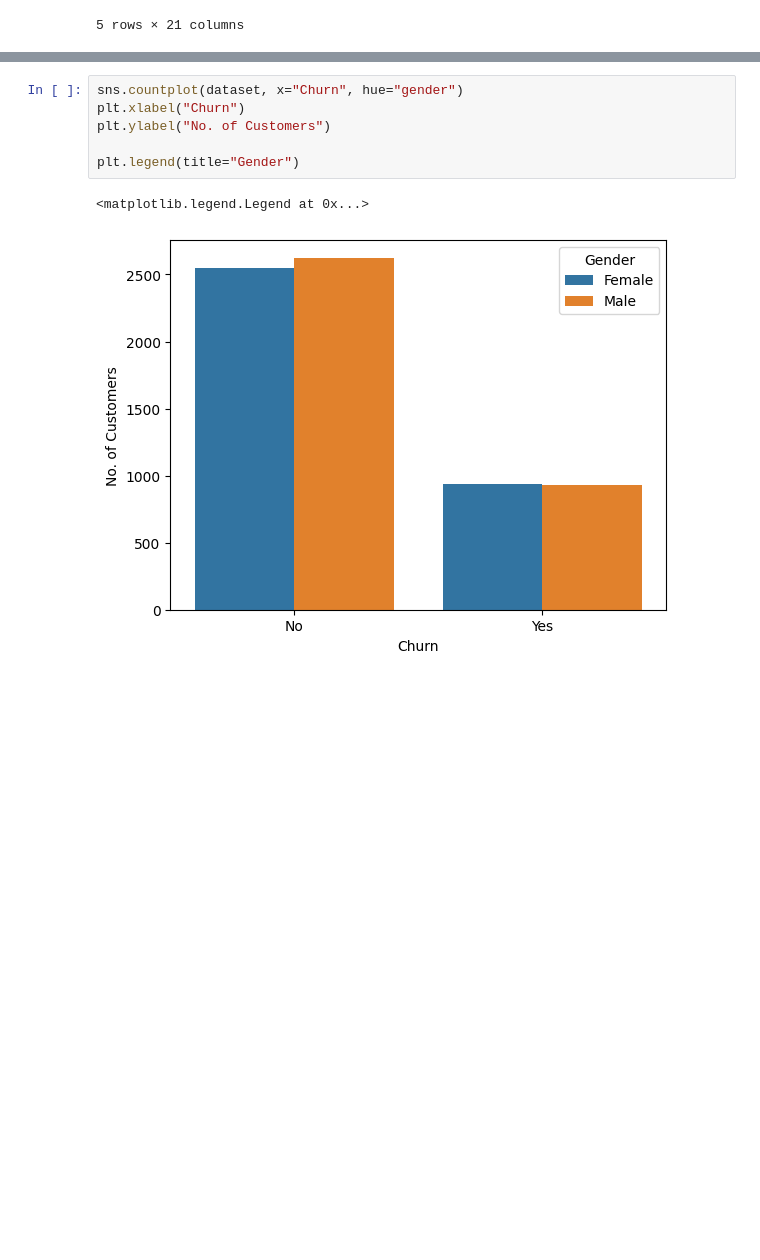
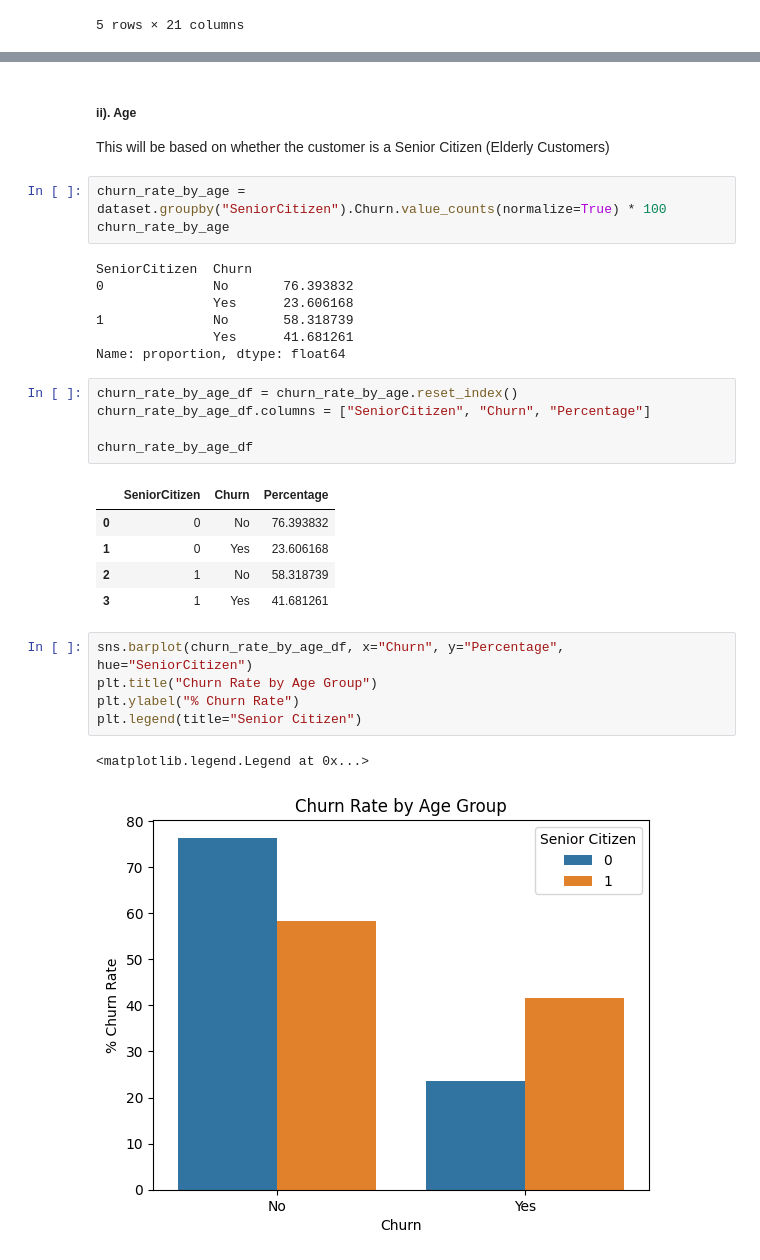
Before and after one commit to mut-rogers/customer_churn, a Jupyter notebook: churn.ipynb, the cells around one changed output, grey strips where cells are left out. Saved outputs shown, nothing was run; the diff lists cells and outputs as text; blank space fills up the shorter version.

Commit message:
churn rate by age

```diff
--- a/churn.ipynb
+++ b/churn.ipynb
@@ -146,9 +171,32 @@ sns.barplot(x=dataset.index)
+# %% [markdown]
+##### ii). Age
+This will be based on whether the customer is a Senior Citizen (Elderly Customers)
+# %%
+churn_rate_by_age = dataset.groupby("SeniorCitizen").Churn.value_counts(normalize=True) * 100
+churn_rate_by_age
+# %% [output]
+SeniorCitizen  Churn
+0              No       76.393832
+               Yes      23.606168
+1              No       58.318739
+               Yes      41.681261
+Name: proportion, dtype: float64
+# %%
+churn_rate_by_age_df = churn_rate_by_age.reset_index()
+churn_rate_by_age_df.columns = ["SeniorCitizen", "Churn", "Percentage"]
+
+churn_rate_by_age_df
+# %% [output]
+|  | SeniorCitizen | Churn | Percentage |
+| 0 | 0 | No | 76.393832 |
+| 1 | 0 | Yes | 23.606168 |
+| 2 | 1 | No | 58.318739 |
+| 3 | 1 | Yes | 41.681261 |
 # %%
-sns.countplot(dataset, x="Churn", hue="gender")
-plt.xlabel("Churn")
-plt.ylabel("No. of Customers")
-
-plt.legend(title="Gender")
+sns.barplot(churn_rate_by_age_df, x="Churn", y="Percentage", hue="SeniorCitizen")
+plt.title("Churn Rate by Age Group")
+plt.ylabel("% Churn Rate")
+plt.legend(title="Senior Citizen")
 # %% [output]
 <matplotlib.legend.Legend at 0x...>
-[figure, old version]
+[figure, new version]
```
Also changed, not shown: parts of 8 cells of this notebook.
